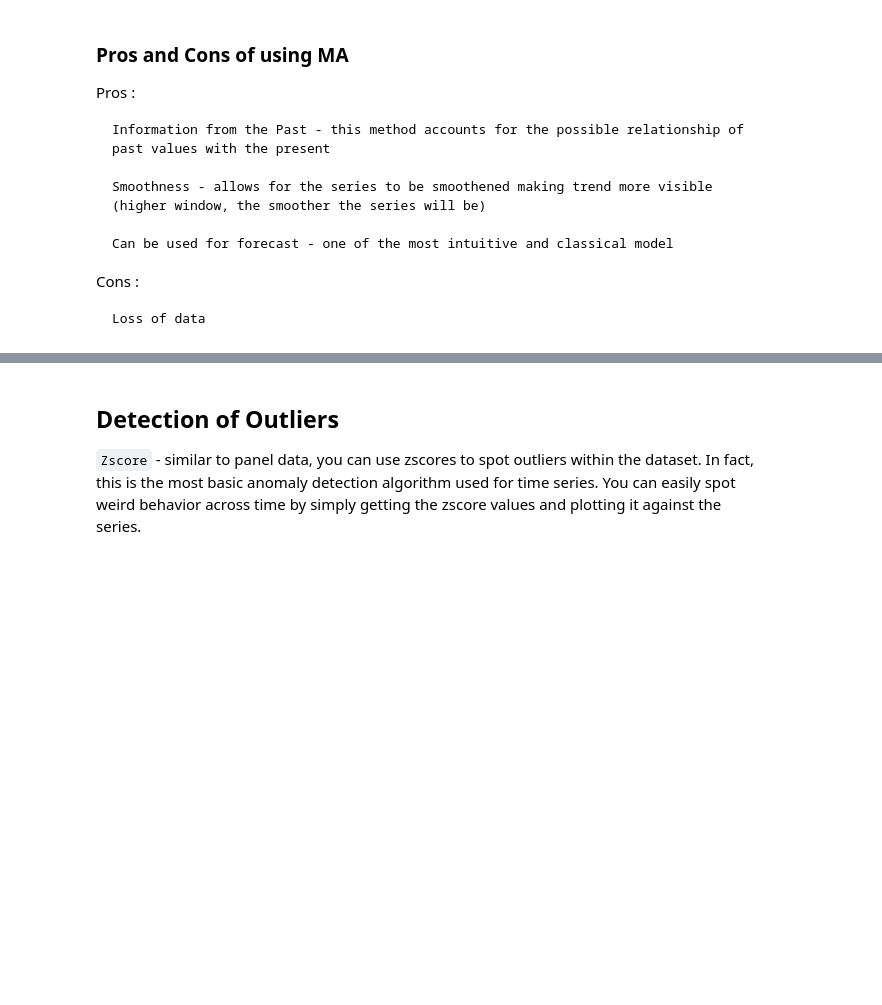
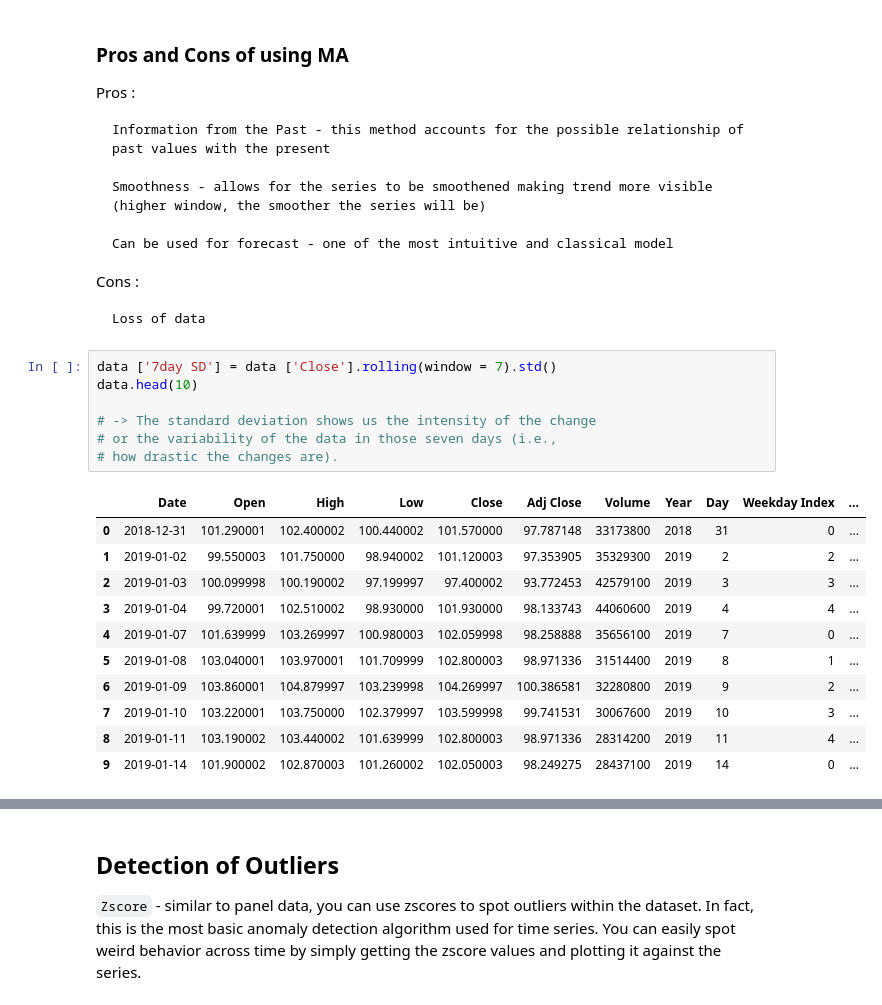
Before and after one commit to francheska-vicente/datapre-notebooks, a Jupyter notebook: 08 - Time Series Analysis.ipynb, the cells around one changed output, grey strips where cells are left out. Saved outputs shown, nothing was run; the diff lists cells and outputs as text; blank space fills up the shorter version.

```diff
--- a/08 - Time Series Analysis.ipynb
+++ b/08 - Time Series Analysis.ipynb
@@ -358,6 +399,25 @@ Pros :
 Cons :
 
     Loss of data
+# %%
+data ['7day SD'] = data ['Close'].rolling(window = 7).std()
+data.head(10)
+
+# -> The standard deviation shows us the intensity of the change
+# or the variability of the data in those seven days (i.e.,
+# how drastic the changes are).
+# %% [output]
+|  | Date | Open | High | Low | Close | Adj Close | Volume | Year | Day | Weekday Index | ... |
+| 0 | 2018-12-31 | 101.290001 | 102.400002 | 100.440002 | 101.570000 | 97.787148 | 33173800 | 2018 | 31 | 0 | ... |
+| 1 | 2019-01-02 | 99.550003 | 101.750000 | 98.940002 | 101.120003 | 97.353905 | 35329300 | 2019 | 2 | 2 | ... |
+| 2 | 2019-01-03 | 100.099998 | 100.190002 | 97.199997 | 97.400002 | 93.772453 | 42579100 | 2019 | 3 | 3 | ... |
+| 3 | 2019-01-04 | 99.720001 | 102.510002 | 98.930000 | 101.930000 | 98.133743 | 44060600 | 2019 | 4 | 4 | ... |
+| 4 | 2019-01-07 | 101.639999 | 103.269997 | 100.980003 | 102.059998 | 98.258888 | 35656100 | 2019 | 7 | 0 | ... |
+| 5 | 2019-01-08 | 103.040001 | 103.970001 | 101.709999 | 102.800003 | 98.971336 | 31514400 | 2019 | 8 | 1 | ... |
+| 6 | 2019-01-09 | 103.860001 | 104.879997 | 103.239998 | 104.269997 | 100.386581 | 32280800 | 2019 | 9 | 2 | ... |
+| 7 | 2019-01-10 | 103.220001 | 103.750000 | 102.379997 | 103.599998 | 99.741531 | 30067600 | 2019 | 10 | 3 | ... |
+| 8 | 2019-01-11 | 103.190002 | 103.440002 | 101.639999 | 102.800003 | 98.971336 | 28314200 | 2019 | 11 | 4 | ... |
+| 9 | 2019-01-14 | 101.900002 | 102.870003 | 101.260002 | 102.050003 | 98.249275 | 28437100 | 2019 | 14 | 0 | ... |
 # %%
 # Smoothness
 plt.figure(figsize=(30,8))
```
Also changed, not shown: parts of 21 cells of this notebook.
